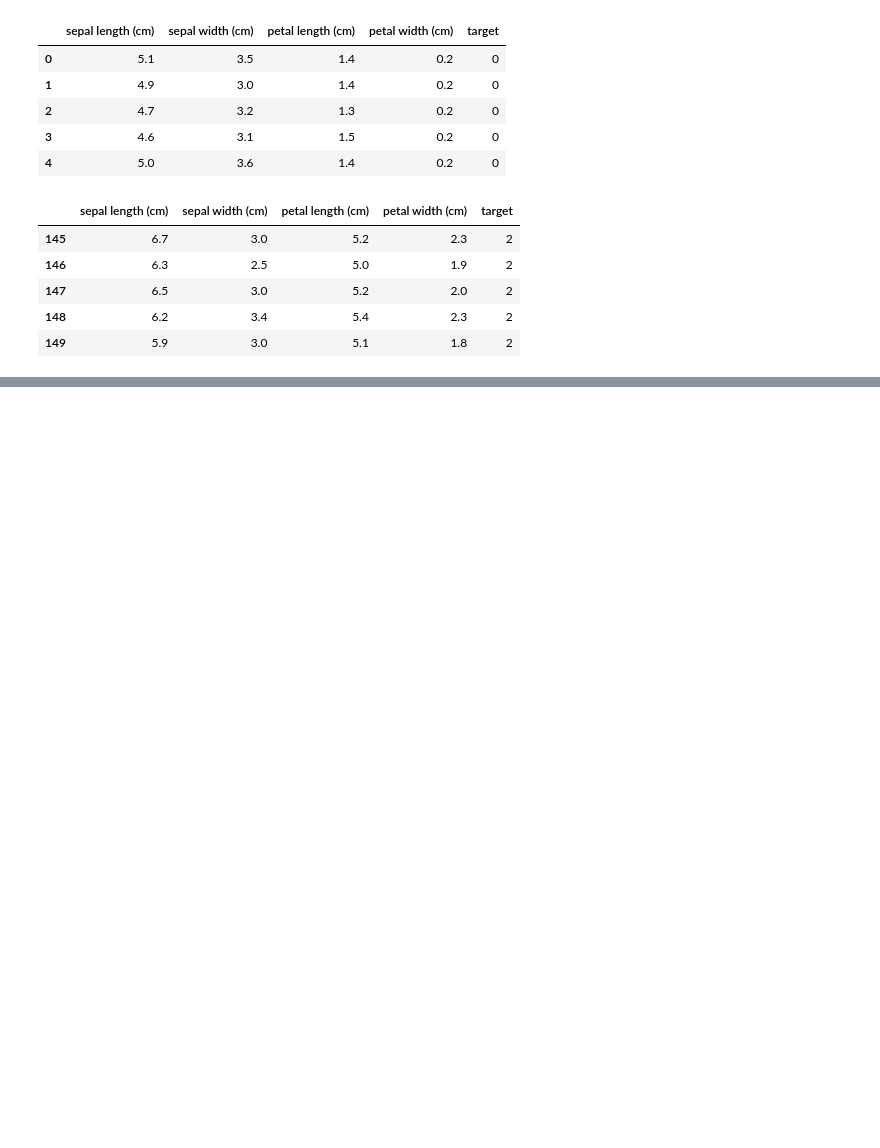
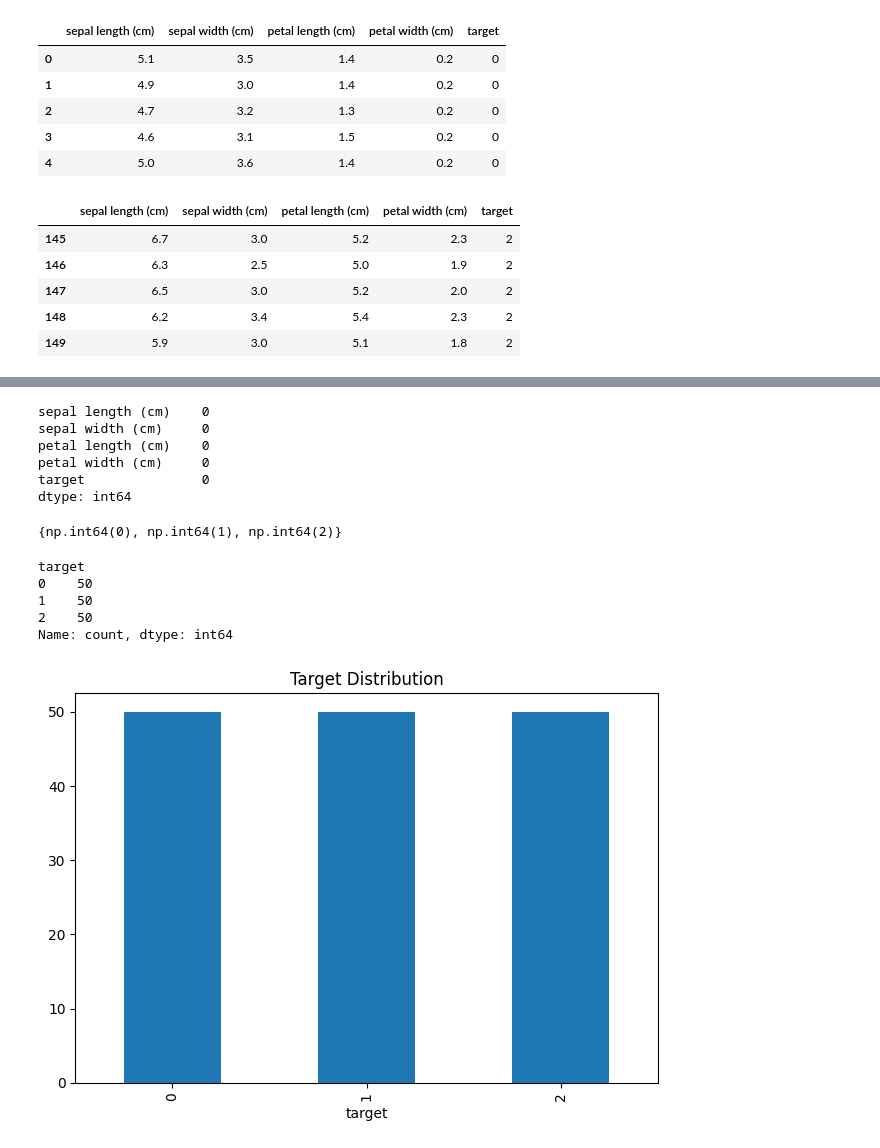
Before and after one commit to abdubakr77/Iris-Flower-Classification, a Jupyter notebook: Iris Flower Classification.ipynb, the cells around one changed output, grey strips where cells are left out. Cells and saved outputs as stored; diff of their text form; code cells hidden in the pictures; blank space fills up the shorter version.

```diff
--- a/Iris Flower Classification.ipynb
+++ b/Iris Flower Classification.ipynb
@@ -33,0 +61,28 @@ df.tail()
+# %%
+df.isna().sum()
+# %% [output]
+sepal length (cm)    0
+sepal width (cm)     0
+petal length (cm)    0
+petal width (cm)     0
+target               0
+dtype: int64
+# %%
+set(df['target'].values)
+# %% [output]
+{np.int64(0), np.int64(1), np.int64(2)}
+# %%
+df['target'].value_counts()
+# %% [output]
+target
+0    50
+1    50
+2    50
+Name: count, dtype: int64
+# %%
+df['target'].value_counts().plot(kind='bar')
+plt.title('Target Distribution')
+plt.tight_layout()
+plt.show()
+# %% [output]
+[figure, added]
```
Also changed, not shown: parts of 5 cells of this notebook.
